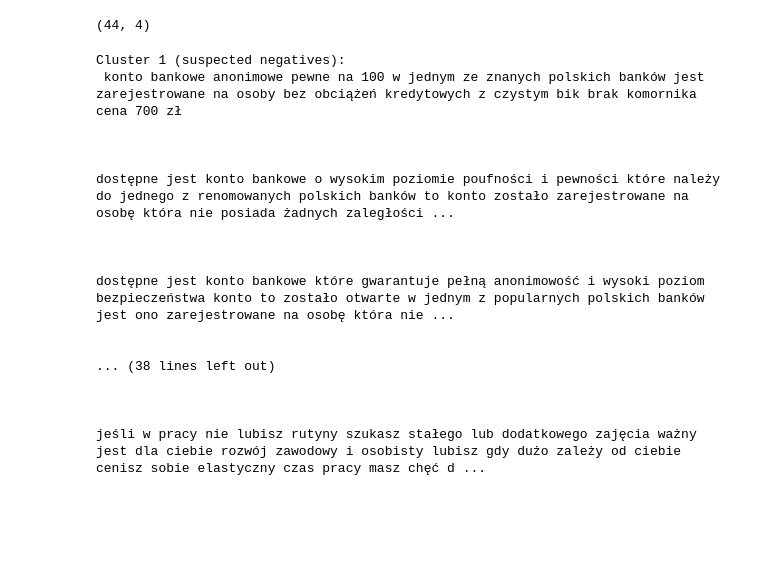
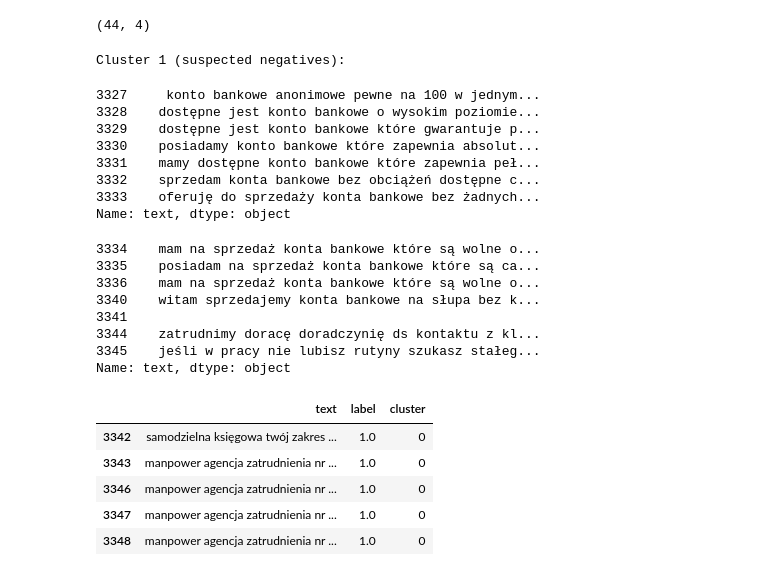
Before and after one commit to Saniewski/supervision-hack-dsc, a Jupyter notebook: models/clustering.ipynb, the cells around one changed output. Drawn from its saved outputs; the diff is of its cells as text; code cells hidden in the pictures; blank space fills up the shorter version.

Commit message:
Add correctly clustered data

```diff
--- a/models/clustering.ipynb
+++ b/models/clustering.ipynb
@@ -92,26 +92,47 @@ df_with_labels = df[(df['label'] == 1) | (df['label'] == 0)]
 df_with_labels.shape
 # %% [output]
 (44, 4)
+# %%
+print('Cluster 1 (suspected negatives):')
+# %% [output]
+Cluster 1 (suspected negatives):
+# %%
+df_with_labels[df_with_labels['cluster'] == 1]['text'][:7]
+# %% [output]
+3327     konto bankowe anonimowe pewne na 100 w jednym...
+3328    dostępne jest konto bankowe o wysokim poziomie...
+3329    dostępne jest konto bankowe które gwarantuje p...
+3330    posiadamy konto bankowe które zapewnia absolut...
+3331    mamy dostępne konto bankowe które zapewnia peł...
+3332    sprzedam konta bankowe bez obciążeń dostępne c...
+3333    oferuję do sprzedaży konta bankowe bez żadnych...
+Name: text, dtype: object
+# %%
+df_with_labels[df_with_labels['cluster'] == 1]['text'][7:15]
+# %% [output]
+3334    mam na sprzedaż konta bankowe które są wolne o...
+3335    posiadam na sprzedaż konta bankowe które są ca...
+3336    mam na sprzedaż konta bankowe które są wolne o...
+3340    witam sprzedajemy konta bankowe na słupa bez k...
+3341
+3344    zatrudnimy doracę doradczynię ds kontaktu z kl...
+3345    jeśli w pracy nie lubisz rutyny szukasz stałeg...
+Name: text, dtype: object
 # %%
-print('Cluster 1 (suspected negatives):')
-for text in df_with_labels[df_with_labels['cluster'] == 1]['text']:
-    print(text)
-    print('\n\n')
+with open('../data/negatives.txt', 'w') as f:
+    for text in df_with_labels[df_with_labels['label'] == 0]['text']:
+        f.write(text + '\n')
-# %% [output]
-Cluster 1 (suspected negatives):
- konto bankowe anonimowe pewne na 100 w jednym ze znanych polskich banków jest zarejestrowane na osoby bez obciążeń kredytowych z czystym bik brak komornika cena 700 zł
-
-
-
-dostępne jest konto bankowe o wysokim poziomie poufności i pewności które należy do jednego z renomowanych polskich banków to konto zostało zarejestrowane na osobę która nie posiada żadnych zaległości ...
-
-
-
-dostępne jest konto bankowe które gwarantuje pełną anonimowość i wysoki poziom bezpieczeństwa konto to zostało otwarte w jednym z popularnych polskich banków jest ono zarejestrowane na osobę która nie ...
-
-
-... (38 lines left out)
-
-
-
-jeśli w pracy nie lubisz rutyny szukasz stałego lub dodatkowego zajęcia ważny jest dla ciebie rozwój zawodowy i osobisty lubisz gdy dużo zależy od ciebie cenisz sobie elastyczny czas pracy masz chęć d ...
+# %%
+df_correctly_clustered_positives = df_with_labels[(df_with_labels['cluster'] == 0) & df_with_labels['label'] == 1]
+df_correctly_clustered_negatives = df_with_labels[(df_with_labels['cluster'] == 1) & df_with_labels['label'] == 0]
+# %%
+df_correctly_clustered = pd.concat([df_correctly_clustered_positives, df_correctly_clustered_negatives])
+df_correctly_clustered = df_correctly_clustered[['text', 'label', 'cluster']]
+df_correctly_clustered.head()
+# %% [output]
+|  | text | label | cluster |
+| 3342 | samodzielna księgowa twój zakres ... | 1.0 | 0 |
+| 3343 | manpower agencja zatrudnienia nr ... | 1.0 | 0 |
+| 3346 | manpower agencja zatrudnienia nr ... | 1.0 | 0 |
+| 3347 | manpower agencja zatrudnienia nr ... | 1.0 | 0 |
+| 3348 | manpower agencja zatrudnienia nr ... | 1.0 | 0 |
```
Also changed, not shown: parts of 1 cell of this notebook, 1 other file.
